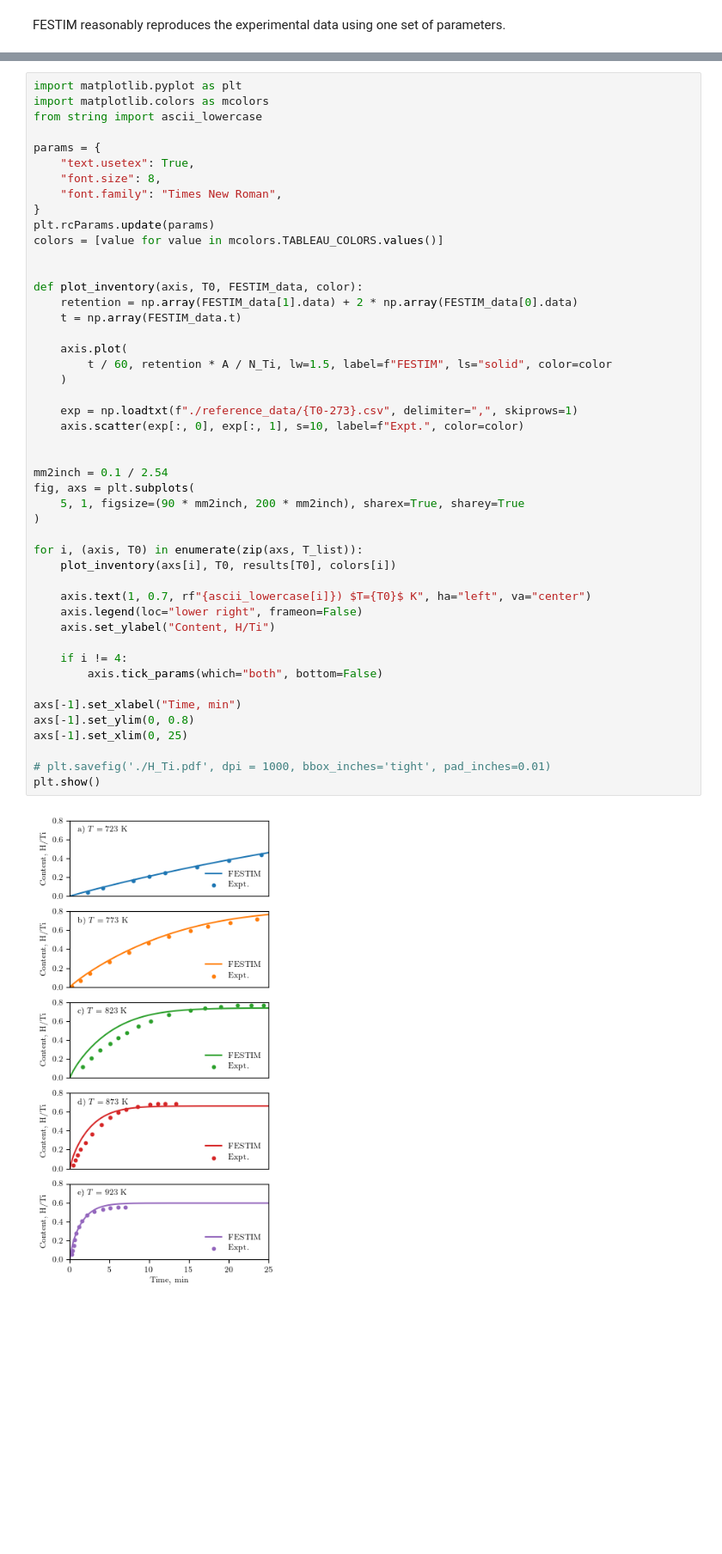
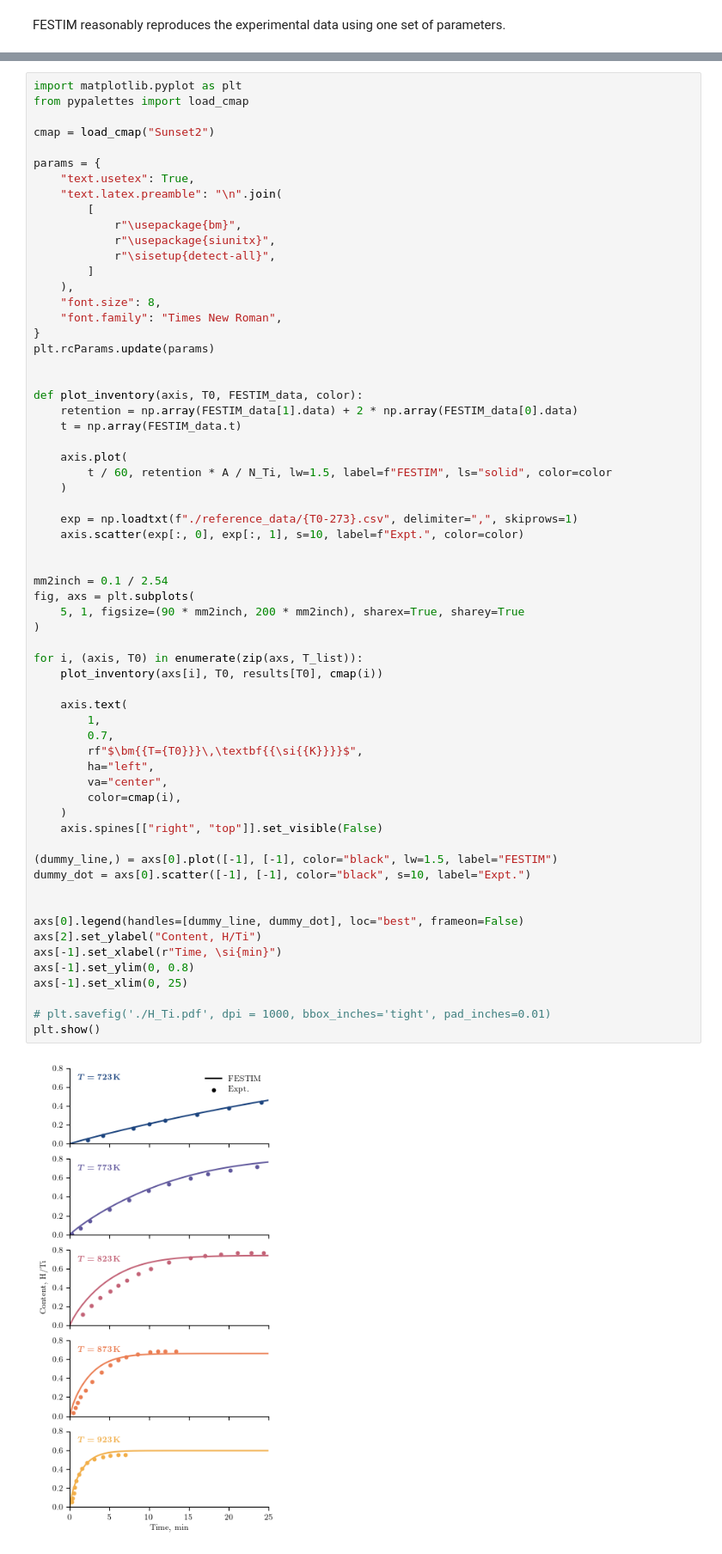
Before and after one commit to KulaginVladimir/FESTIM-SurfaceKinetics-Validation, a Jupyter notebook: H_Ti/H_Ti.ipynb, the cells around one changed output, grey strips where cells are left out. Shown at 86% size. Saved outputs shown, nothing was run; the diff lists cells and outputs as text; blank space fills up the shorter version.

Commit message:
suggestions for the H_TI figure

```diff
--- a/H_Ti/H_Ti.ipynb
+++ b/H_Ti/H_Ti.ipynb
@@ -238,50 +238,66 @@ plt.show()
 [figure]
 # %%
 import matplotlib.pyplot as plt
-import matplotlib.colors as mcolors
-from string import ascii_lowercase
+from pypalettes import load_cmap
+
+cmap = load_cmap("Sunset2")
 
 params = {
     "text.usetex": True,
+    "text.latex.preamble": "\n".join(
+        [
+            r"\usepackage{bm}",
+            r"\usepackage{siunitx}",
+            r"\sisetup{detect-all}",
+        ]
+    ),
     "font.size": 8,
     "font.family": "Times New Roman",
 }
 plt.rcParams.update(params)
-colors = [value for value in mcolors.TABLEAU_COLORS.values()]
 
 
 def plot_inventory(axis, T0, FESTIM_data, color):
     retention = np.array(FESTIM_data[1].data) + 2 * np.array(FESTIM_data[0].data)
     t = np.array(FESTIM_data.t)
 
     axis.plot(
         t / 60, retention * A / N_Ti, lw=1.5, label=f"FESTIM", ls="solid", color=color
     )
 
     exp = np.loadtxt(f"./reference_data/{T0-273}.csv", delimiter=",", skiprows=1)
     axis.scatter(exp[:, 0], exp[:, 1], s=10, label=f"Expt.", color=color)
 
 
 mm2inch = 0.1 / 2.54
 fig, axs = plt.subplots(
     5, 1, figsize=(90 * mm2inch, 200 * mm2inch), sharex=True, sharey=True
 )
 
 for i, (axis, T0) in enumerate(zip(axs, T_list)):
-    plot_inventory(axs[i], T0, results[T0], colors[i])
+    plot_inventory(axs[i], T0, results[T0], cmap(i))
 
-    axis.text(1, 0.7, rf"{ascii_lowercase[i]}) $T={T0}$ K", ha="left", va="center")
-    axis.legend(loc="lower right", frameon=False)
-    axis.set_ylabel("Content, H/Ti")
+    axis.text(
+        1,
+        0.7,
+        rf"$\bm{{T={T0}}}\,\textbf{{\si{{K}}}}$",
+        ha="left",
+        va="center",
+        color=cmap(i),
+    )
+    axis.spines[["right", "top"]].set_visible(False)
 
-    if i != 4:
-        axis.tick_params(which="both", bottom=False)
+(dummy_line,) = axs[0].plot([-1], [-1], color="black", lw=1.5, label="FESTIM")
+dummy_dot = axs[0].scatter([-1], [-1], color="black", s=10, label="Expt.")
 
-axs[-1].set_xlabel("Time, min")
+
+axs[0].legend(handles=[dummy_line, dummy_dot], loc="best", frameon=False)
+axs[2].set_ylabel("Content, H/Ti")
+axs[-1].set_xlabel(r"Time, \si{min}")
 axs[-1].set_ylim(0, 0.8)
 axs[-1].set_xlim(0, 25)
 
 # plt.savefig('./H_Ti.pdf', dpi = 1000, bbox_inches='tight', pad_inches=0.01)
 plt.show()
 # %% [output]
-[figure, old version]
+[figure, new version]
```
Also changed, not shown: parts of 1 cell of this notebook.
